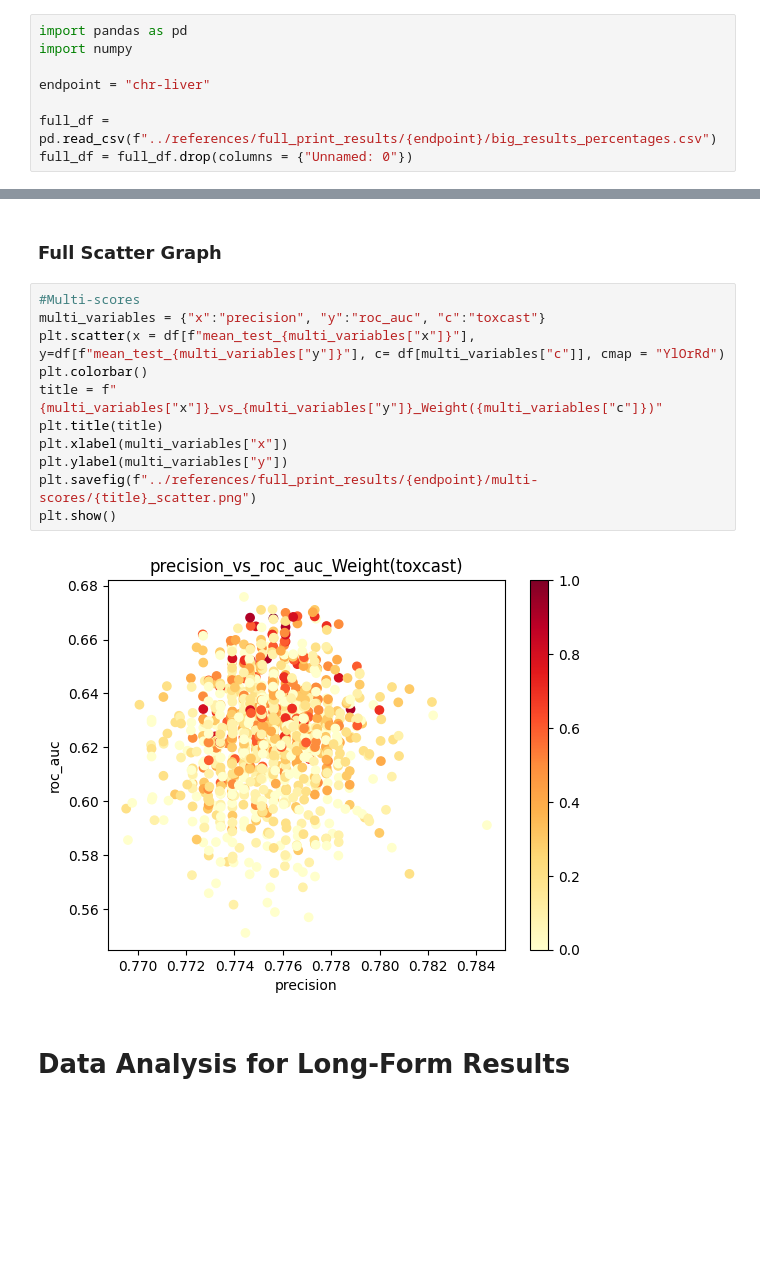
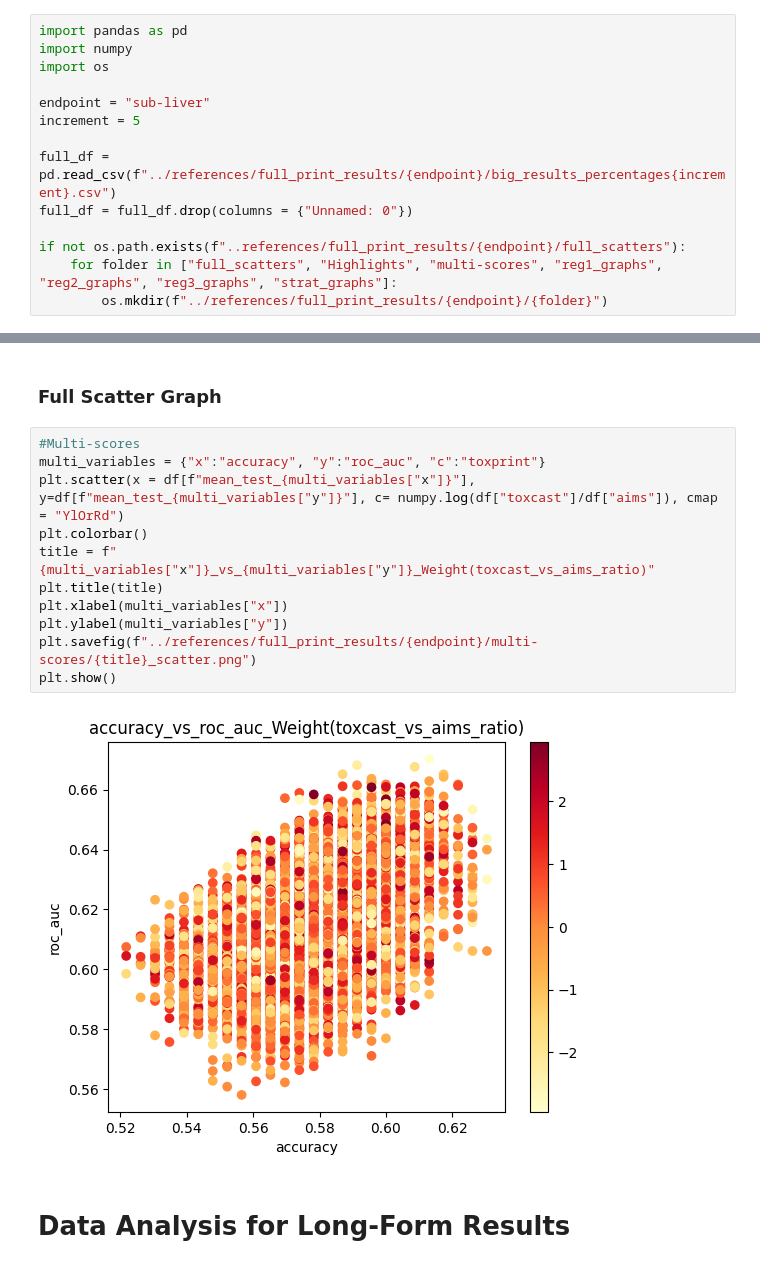
Before and after one commit to patlewig/genra-hybrid, a Jupyter notebook: notebooks/03-ajl-data_analysis.ipynb, the cells around one changed output, grey strips where cells are left out. Saved outputs shown, nothing was run; the diff lists cells and outputs as text; blank space fills up the shorter version.

Commit message:
Code cleanup and graph generation

```diff
--- a/notebooks/03-ajl-data_analysis.ipynb
+++ b/notebooks/03-ajl-data_analysis.ipynb
@@ -3,10 +3,16 @@
 # %%
 import pandas as pd
 import numpy
+import os
 
-endpoint = "chr-liver"
+endpoint = "sub-liver"
+increment = 5
 
-full_df = pd.read_csv(f"../references/full_print_results/{endpoint}/big_results_percentages.csv")
+full_df = pd.read_csv(f"../references/full_print_results/{endpoint}/big_results_percentages{increment}.csv")
 full_df = full_df.drop(columns = {"Unnamed: 0"})
+
+if not os.path.exists(f"..references/full_print_results/{endpoint}/full_scatters"):
+    for folder in ["full_scatters", "Highlights", "multi-scores", "reg1_graphs", "reg2_graphs", "reg3_graphs", "strat_graphs"]:
+        os.mkdir(f"../references/full_print_results/{endpoint}/{folder}")
 # %%
 full_df[['param_hybrid_weights','split0_test_accuracy',
@@ -367,17 +355,17 @@ plt.show()
 ### Full Scatter Graph
 # %%
 #Multi-scores
-multi_variables = {"x":"precision", "y":"roc_auc", "c":"toxcast"}
-plt.scatter(x = df[f"mean_test_{multi_variables["x"]}"], y=df[f"mean_test_{multi_variables["y"]}"], c= df[multi_variables["c"]], cmap = "YlOrRd")
+multi_variables = {"x":"accuracy", "y":"roc_auc", "c":"toxprint"}
+plt.scatter(x = df[f"mean_test_{multi_variables["x"]}"], y=df[f"mean_test_{multi_variables["y"]}"], c= numpy.log(df["toxcast"]/df["aims"]), cmap = "YlOrRd")
 plt.colorbar()
-title = f"{multi_variables["x"]}_vs_{multi_variables["y"]}_Weight({multi_variables["c"]})"
+title = f"{multi_variables["x"]}_vs_{multi_variables["y"]}_Weight(toxcast_vs_aims_ratio)"
 plt.title(title)
 plt.xlabel(multi_variables["x"])
 plt.ylabel(multi_variables["y"])
 plt.savefig(f"../references/full_print_results/{endpoint}/multi-scores/{title}_scatter.png")
 plt.show()
 # %% [output]
-[figure, old version]
+[figure, new version]
 # %% [markdown]
 # Data Analysis for Long-Form Results
 # %%
```
Also changed, not shown: parts of 18 cells of this notebook, 1 other file.
